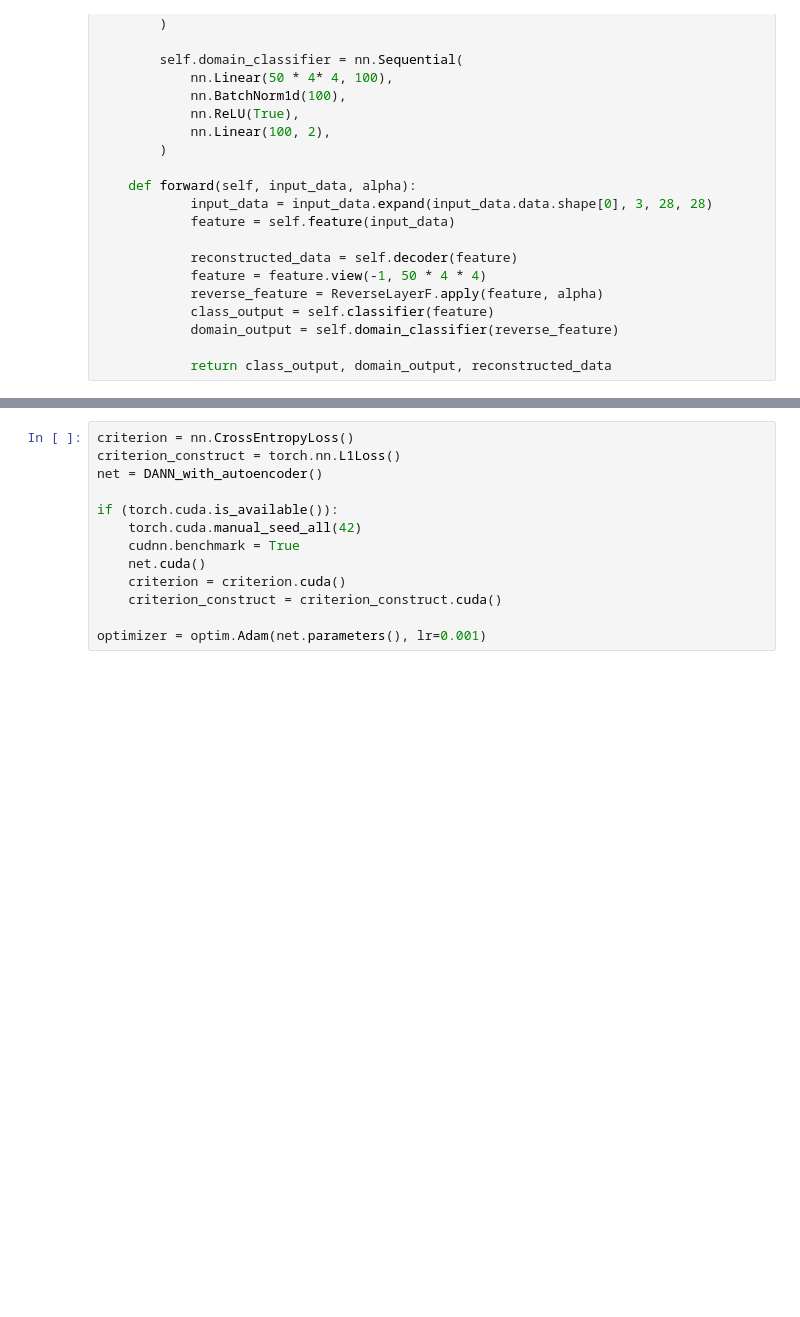
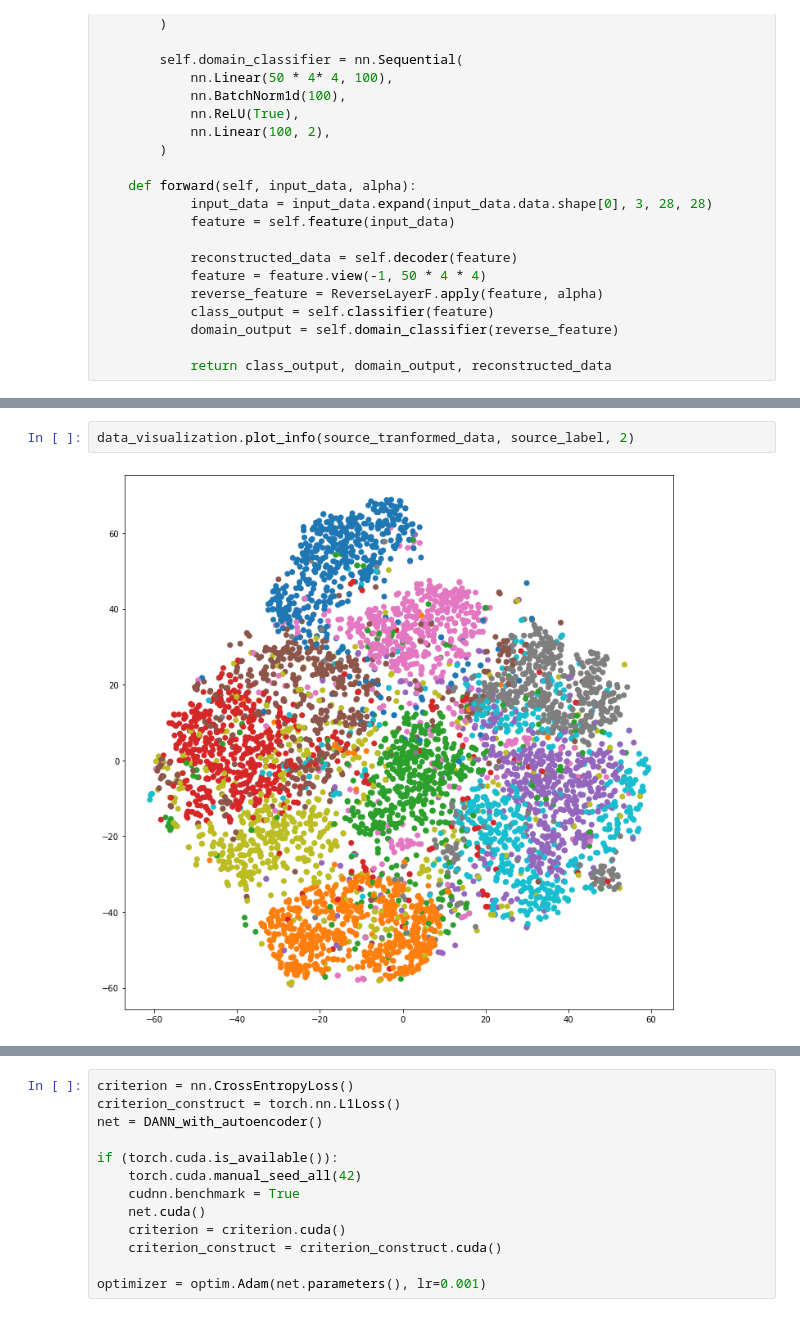
Before and after one commit to bochendong/unsupervised_domain_adaptation, a Jupyter notebook: dann_auto_encoder.ipynb, the cells around one changed output, grey strips where cells are left out. Saved outputs shown, nothing was run; the diff lists cells and outputs as text; blank space fills up the shorter version.

```diff
--- a/dann_auto_encoder.ipynb
+++ b/dann_auto_encoder.ipynb
@@ -300,0 +405,4 @@ e: 200, sl: 0.958033, sd: 0.616533, tl: 0.788817, td: 0.612717
+# %%
+data_visualization.plot_info(source_tranformed_data, source_label, 2)
+# %% [output]
+[figure, added]
```
Also changed, not shown: parts of 33 cells of this notebook.
